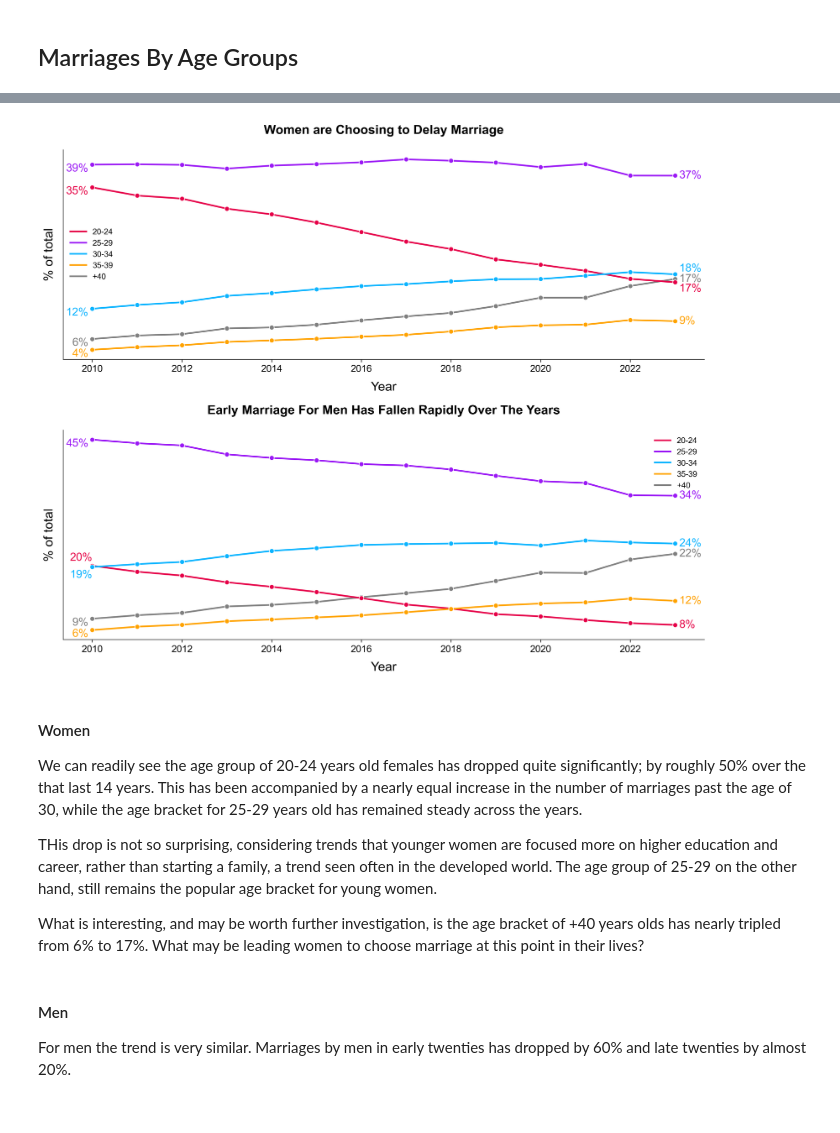
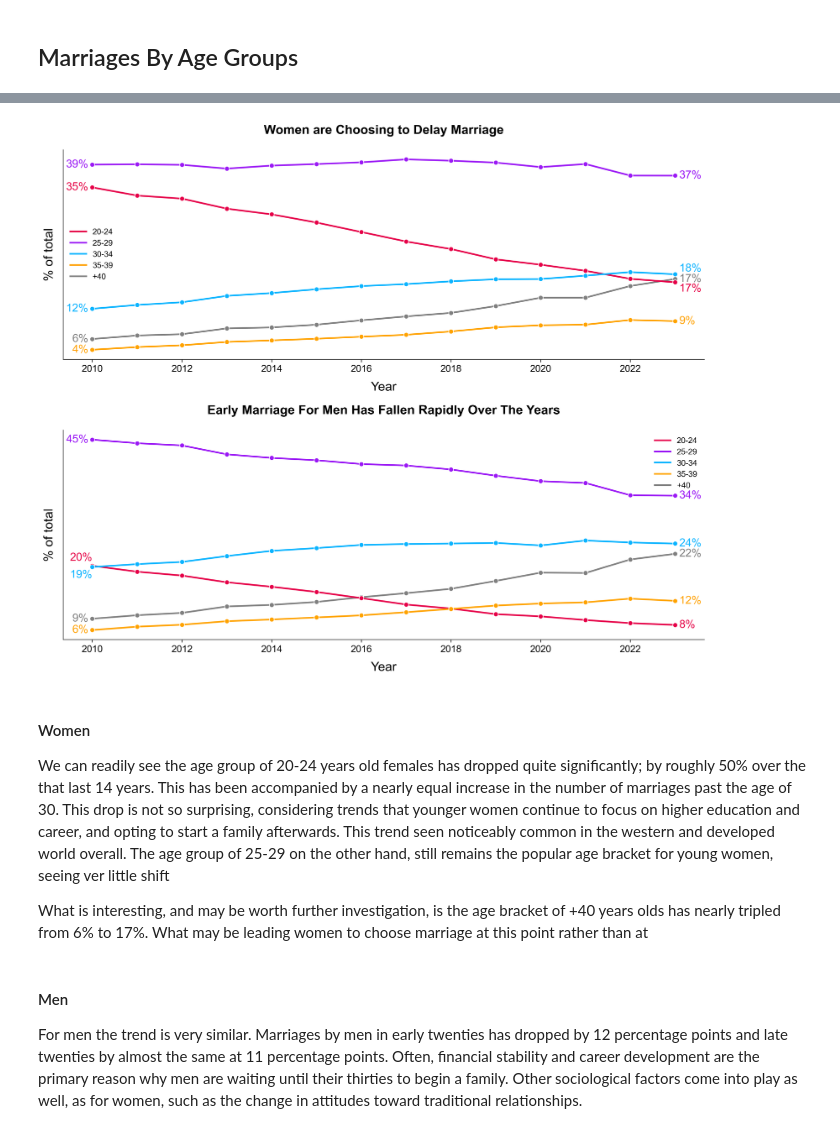
Before and after one commit to JGundisalvus/portfolio, a Jupyter notebook: polish_marriage_demographics/data_exploration.ipynb, the cells around one changed output, grey strips where cells are left out. Cells and saved outputs as stored; diff of their text form; code cells hidden in the pictures.

Commit message:
Adding Findings, and CMR by age group

```diff
--- a/polish_marriage_demographics/data_exploration.ipynb
+++ b/polish_marriage_demographics/data_exploration.ipynb
@@ -428,18 +428,18 @@ custom_palette = {
     '+40': 'grey'
 }
 # %%
-# figure, axes = plt.subplots(2, 1, figsize=(12, 12))
+figure, axes = plt.subplots(2, 1, figsize=(12, 12))
 
-# for i, sex in enumerate(df_marriage['sex'].unique()):
-#     dt_temp = df_marriage[(df_marriage['sex'] == sex) & (df_marriage['age group'] != '<20')]
-#     sns.lineplot(data=dt_temp, x='Year', y='Value', ax=axes[i], hue='age group', palette=custom_palette)
+for i, sex in enumerate(df_marriage['sex'].unique()):
+    dt_temp = df_marriage[(df_marriage['sex'] == sex) & (df_marriage['age group'] != '<20')]
+    sns.lineplot(data=dt_temp, x='Year', y='Value', ax=axes[i], hue='age group', palette=custom_palette)
 
-#     handles, labels = axes[i].get_legend_handles_labels()
-#     order = [1,2,3,4,0]
-#     axes[i].legend([handles[idx] for idx in order], [labels[idx] for idx in order])
-#     axes[i].set_title(f'Marriages Age Groups of {"Bride" if sex == "female" else "Groom"}')
+    handles, labels = axes[i].get_legend_handles_labels()
+    order = [1,2,3,4,0]
+    axes[i].legend([handles[idx] for idx in order], [labels[idx] for idx in order])
+    axes[i].set_title(f'Marriages Age Groups of {"Bride" if sex == "female" else "Groom"}')
 
 
-# # Display the plot
-# plt.tight_layout()
-# plt.show()
+# Display the plot
+plt.tight_layout()
+plt.show()
@@ -466,7 +468,7 @@ for i, sex in enumerate(df_marriage['sex'].unique()):
         first_row = df_group.iloc[0]
 
         xy_pos_last = (5,0)
-        xy_pos_first = (-5, -5)
+        xy_pos_first = (-5, 0)
 
         if sex == 'female':
             if age_group == '20-24':
@@ -481,41 +483,39 @@ for i, sex in enumerate(df_marriage['sex'].unique()):
                 xy_pos_first = (0, -10)
 
 
 
 
         last_text = axes[i].annotate("{:.0%}".format(last_row['% of total']),
                          xy = (last_row['Year'],last_row['% of total']),
                          xytext = xy_pos_last,
                          textcoords = 'offset points',
                          ha = 'left',
                          va = 'center',
                          fontsize = 14,
                          color = custom_palette[age_group])
 
         first_text = axes[i].annotate("{:.0%}".format(first_row['% of total']),
                          xy = (first_row['Year'], first_row['% of total']),
                          xytext = xy_pos_first,
                          textcoords = 'offset points',
                          ha = 'right',
                          va = 'center',
                          fontsize = 14,
                          color = custom_palette[age_group])
 
 # Hide y-axis labels and spine if desired
 for ax in axes:
     ax.set_yticks([])  # Remove tick marks
     ax.yaxis.set_ticks_position('none')  # Ensure no ticks are visible
 plt.tight_layout()
 plt.show()
 # %% [output]
-[figure, old version]
+[figure, new version]
 # %% [markdown]
 #### Women
-We can readily see the age group of 20-24 years old females has dropped quite significantly; by roughly 50% over the that last 14 years. This has been accompanied by a nearly equal increase in the number of marriages past the age of 30, while the age bracket for 25-29 years old has remained steady across the years.
+We can readily see the age group of 20-24 years old females has dropped quite significantly; by roughly 50% over the that last 14 years. This has been accompanied by a nearly equal increase in the number of marriages past the age of 30. This drop is not so surprising, considering trends that younger women continue to focus on higher education and career, and opting to start a family afterwards. This trend seen noticeably common in the western and developed world overall. The age group of 25-29 on the other hand, still remains the popular age bracket for young women, seeing ver little shift
 
-THis drop is not so surprising, considering trends that younger women are focused more on higher education and career, rather than starting a family, a trend seen often in the developed world. The age group of 25-29 on the other hand, still remains the popular age bracket for young women.
-
-What is interesting, and may be worth further investigation, is the age bracket of +40 years olds has nearly tripled from 6% to 17%. What may be leading women to choose marriage at this point in their lives?
+What is interesting, and may be worth further investigation, is the age bracket of +40 years olds has nearly tripled from 6% to 17%. What may be leading women to choose marriage at this point rather than at
 # %% [markdown]
 #### Men
-For men the trend is very similar. Marriages by men in early twenties has dropped by 60% and late twenties by almost 20%.
+For men the trend is very similar. Marriages by men in early twenties has dropped by 12 percentage points and late twenties by almost the same at 11 percentage points. Often, financial stability and career development are the primary reason why men are waiting until their thirties to begin a family. Other sociological factors come into play as well, as for women, such as the change in attitudes toward traditional relationships.
```
Also changed, not shown: parts of 5 cells of this notebook, 1 other file.
